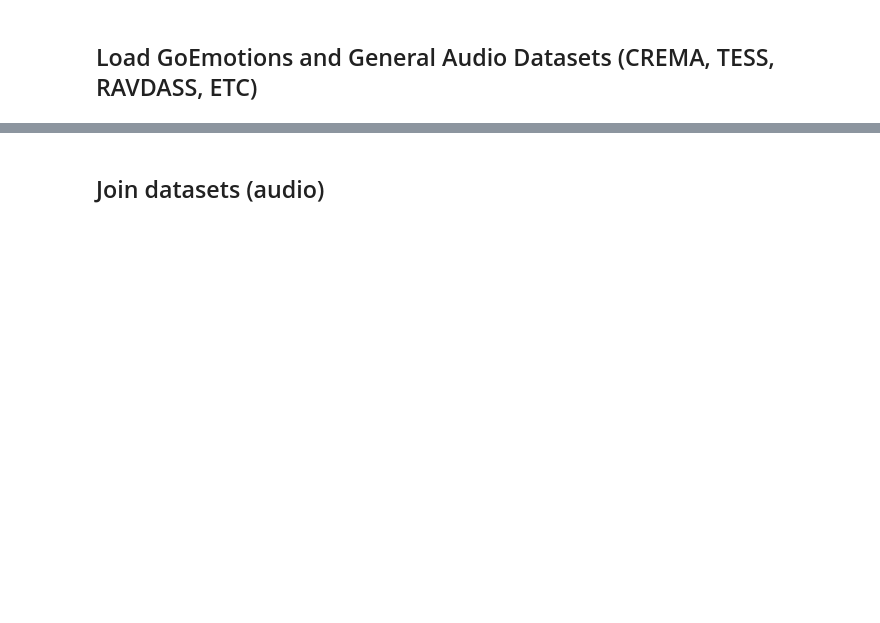
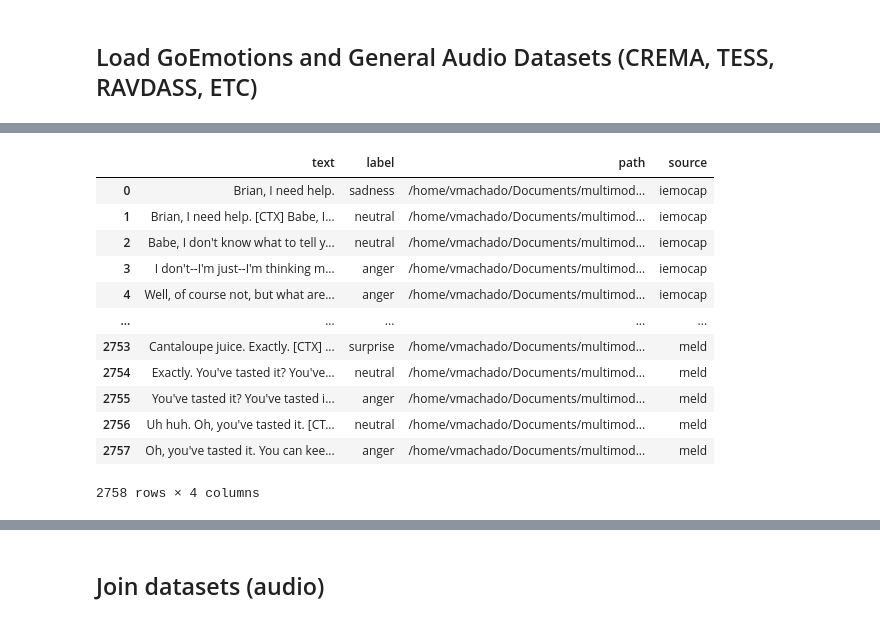
Before and after one commit to machadoprx/c4ai_audio_text_clip, a Jupyter notebook: c4ai_emotions_audio_text_clip_e2e_AUDIO_ENCODER.ipynb, the cells around one changed output, grey strips where cells are left out. Cells and saved outputs as stored; diff of their text form; code cells hidden in the pictures; blank space fills up the shorter version.

```diff
--- a/c4ai_emotions_audio_text_clip_e2e_AUDIO_ENCODER.ipynb
+++ b/c4ai_emotions_audio_text_clip_e2e_AUDIO_ENCODER.ipynb
@@ -151,0 +79,4 @@ Index(['text', 'path', 'label', 'split'], dtype='object')
+# %%
+test_df_erc = pd.read_csv("test_text_df.csv", index_col=0).rename(columns={"utterance":"text"})
+test_df_erc["path"] = test_df_erc["path"].apply(lambda x: '/home/vmachado/Documents/' + x)
+test_df_erc
@@ -151,0 +97,17 @@ Index(['text', 'path', 'label', 'split'], dtype='object')
+# %%
+test_df_erc["source"] = test_df_erc["path"].apply(lambda x: "meld" if "MELD" in x else "iemocap")
+test_df_erc
+# %% [output]
+|  | text | label | path | source |
+| 0 | Brian, I need help. | sadness | /home/vmachado/Documents/multimod... | iemocap |
+| 1 | Brian, I need help. [CTX] Babe, I... | neutral | /home/vmachado/Documents/multimod... | iemocap |
+| 2 | Babe, I don't know what to tell y... | neutral | /home/vmachado/Documents/multimod... | iemocap |
+| 3 | I don't--I'm just--I'm thinking m... | anger | /home/vmachado/Documents/multimod... | iemocap |
+| 4 | Well, of course not, but what are... | anger | /home/vmachado/Documents/multimod... | iemocap |
+| ... | ... | ... | ... | ... |
+| 2753 | Cantaloupe juice. Exactly. [CTX] ... | surprise | /home/vmachado/Documents/multimod... | meld |
+| 2754 | Exactly. You've tasted it? You've... | neutral | /home/vmachado/Documents/multimod... | meld |
+| 2755 | You've tasted it? You've tasted i... | anger | /home/vmachado/Documents/multimod... | meld |
+| 2756 | Uh huh. Oh, you've tasted it. [CT... | neutral | /home/vmachado/Documents/multimod... | meld |
+| 2757 | Oh, you've tasted it. You can kee... | anger | /home/vmachado/Documents/multimod... | meld |
+2758 rows × 4 columns
```
Also changed, not shown: parts of 133 cells of this notebook, 1 other file.
